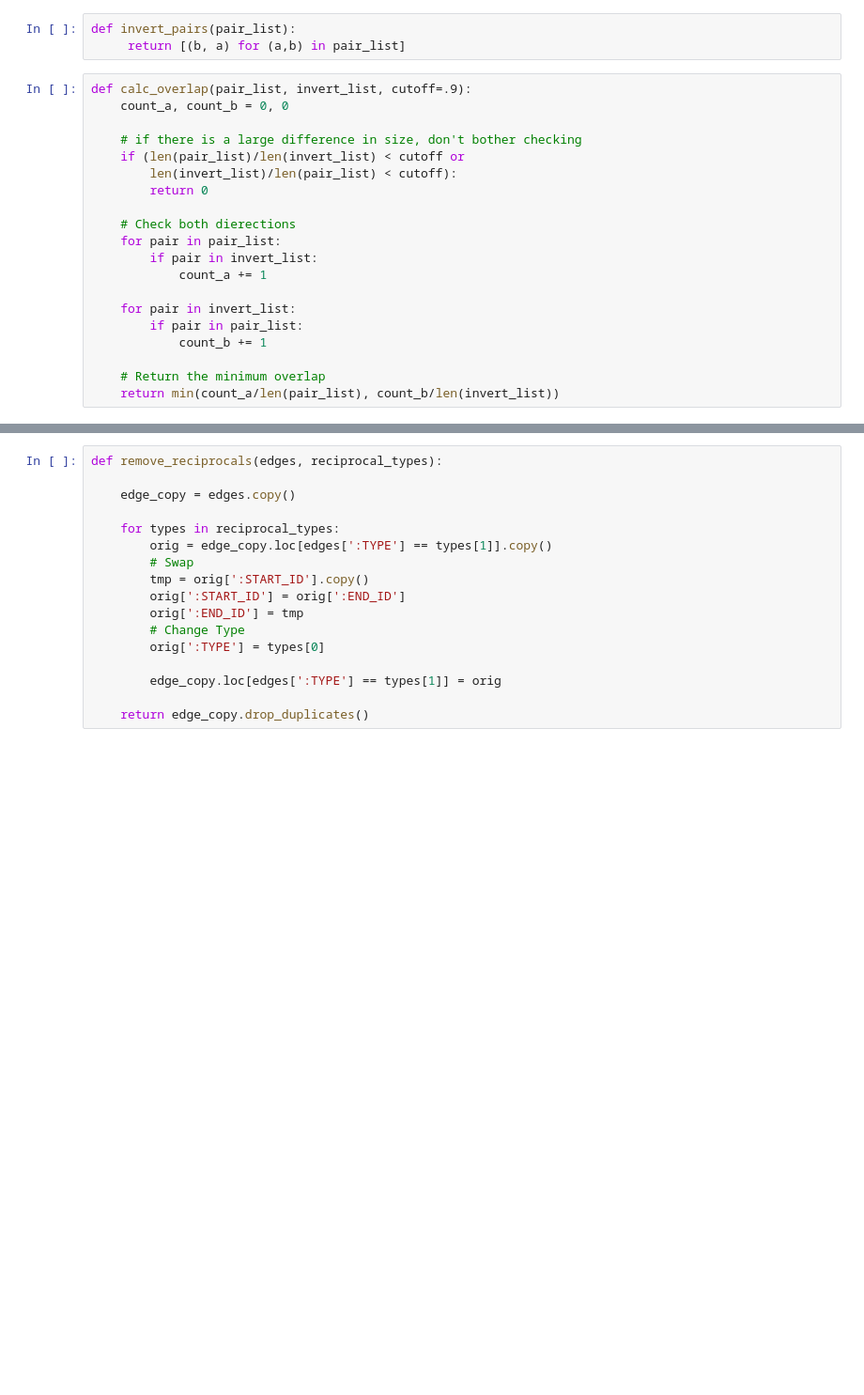
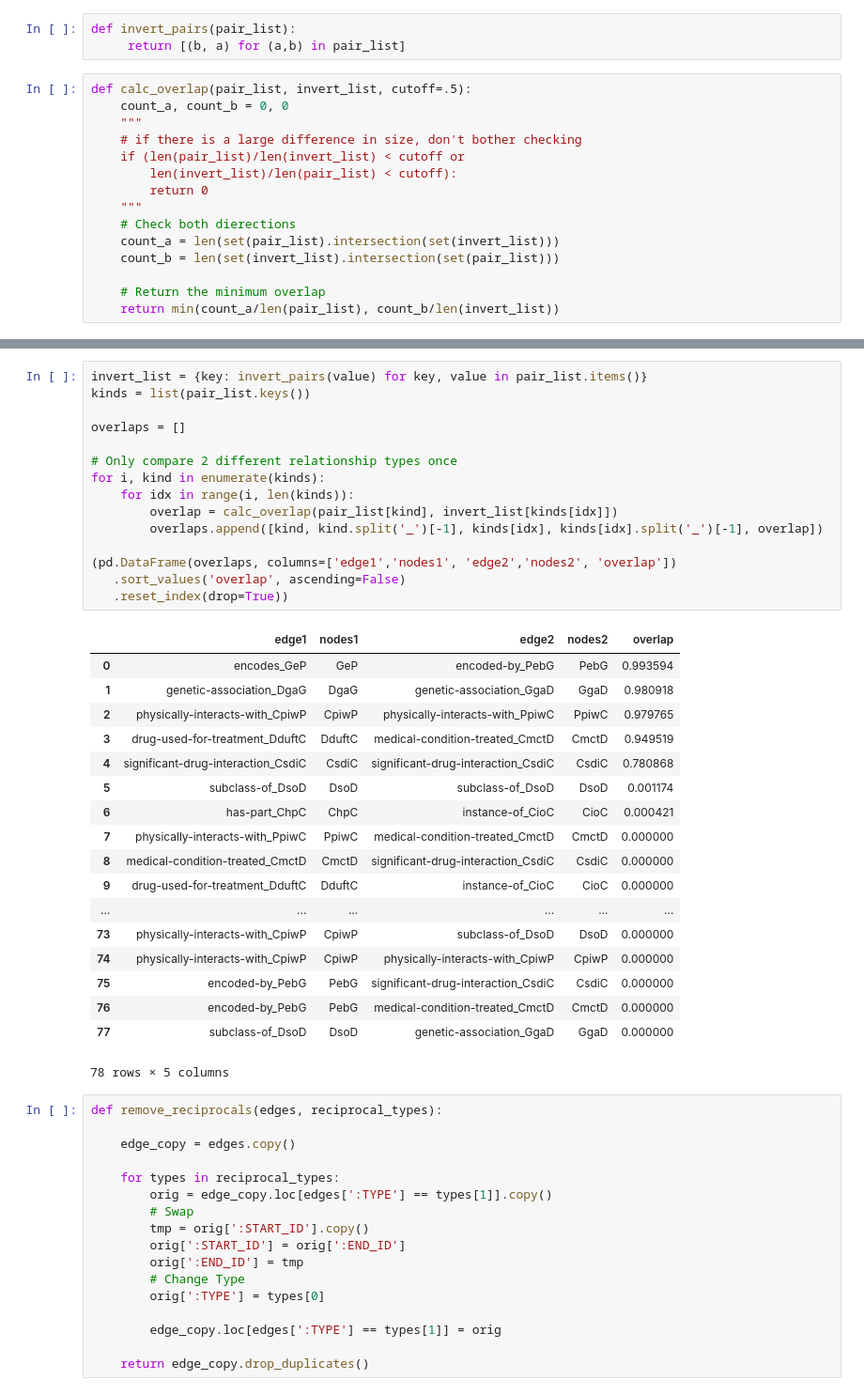
Before and after one commit to mmayers12/wikidata, a Jupyter notebook: nbs/07-reciprocal-relationships.ipynb, the cells around one changed output, grey strips where cells are left out. Shown at 94% size. Cells and saved outputs as stored; diff of their text form; blank space fills up the shorter version.

```diff
--- a/nbs/07-reciprocal-relationships.ipynb
+++ b/nbs/07-reciprocal-relationships.ipynb
@@ -18,22 +45,17 @@ pair_list = pm.get_pair_lists(edges)
 def invert_pairs(pair_list):
      return [(b, a) for (a,b) in pair_list]
 # %%
-def calc_overlap(pair_list, invert_list, cutoff=.9):
+def calc_overlap(pair_list, invert_list, cutoff=.5):
     count_a, count_b = 0, 0
-
+    """
     # if there is a large difference in size, don't bother checking
     if (len(pair_list)/len(invert_list) < cutoff or
         len(invert_list)/len(pair_list) < cutoff):
         return 0
-
+    """
     # Check both dierections
-    for pair in pair_list:
-        if pair in invert_list:
-            count_a += 1
-
-    for pair in invert_list:
-        if pair in pair_list:
-            count_b += 1
+    count_a = len(set(pair_list).intersection(set(invert_list)))
+    count_b = len(set(invert_list).intersection(set(pair_list)))
 
     # Return the minimum overlap
     return min(count_a/len(pair_list), count_b/len(invert_list))
@@ -63,3 +93,37 @@ Wall time: 26.4 s
+# %%
+invert_list = {key: invert_pairs(value) for key, value in pair_list.items()}
+kinds = list(pair_list.keys())
+
+overlaps = []
+
+# Only compare 2 different relationship types once
+for i, kind in enumerate(kinds):
+    for idx in range(i, len(kinds)):
+        overlap = calc_overlap(pair_list[kind], invert_list[kinds[idx]])
+        overlaps.append([kind, kind.split('_')[-1], kinds[idx], kinds[idx].split('_')[-1], overlap])
+
+(pd.DataFrame(overlaps, columns=['edge1','nodes1', 'edge2','nodes2', 'overlap'])
+   .sort_values('overlap', ascending=False)
+   .reset_index(drop=True))
+# %% [output]
+|  | edge1 | nodes1 | edge2 | nodes2 | overlap |
+| 0 | encodes_GeP | GeP | encoded-by_PebG | PebG | 0.993594 |
+| 1 | genetic-association_DgaG | DgaG | genetic-association_GgaD | GgaD | 0.980918 |
+| 2 | physically-interacts-with_CpiwP | CpiwP | physically-interacts-with_PpiwC | PpiwC | 0.979765 |
+| 3 | drug-used-for-treatment_DduftC | DduftC | medical-condition-treated_CmctD | CmctD | 0.949519 |
+| 4 | significant-drug-interaction_CsdiC | CsdiC | significant-drug-interaction_CsdiC | CsdiC | 0.780868 |
+| 5 | subclass-of_DsoD | DsoD | subclass-of_DsoD | DsoD | 0.001174 |
+| 6 | has-part_ChpC | ChpC | instance-of_CioC | CioC | 0.000421 |
+| 7 | physically-interacts-with_PpiwC | PpiwC | medical-condition-treated_CmctD | CmctD | 0.000000 |
+| 8 | medical-condition-treated_CmctD | CmctD | significant-drug-interaction_CsdiC | CsdiC | 0.000000 |
+| 9 | drug-used-for-treatment_DduftC | DduftC | instance-of_CioC | CioC | 0.000000 |
+| ... | ... | ... | ... | ... | ... |
+| 73 | physically-interacts-with_CpiwP | CpiwP | subclass-of_DsoD | DsoD | 0.000000 |
+| 74 | physically-interacts-with_CpiwP | CpiwP | physically-interacts-with_CpiwP | CpiwP | 0.000000 |
+| 75 | encoded-by_PebG | PebG | significant-drug-interaction_CsdiC | CsdiC | 0.000000 |
+| 76 | encoded-by_PebG | PebG | medical-condition-treated_CmctD | CmctD | 0.000000 |
+| 77 | subclass-of_DsoD | DsoD | genetic-association_GgaD | GgaD | 0.000000 |
+78 rows × 5 columns
 # %%
 def remove_reciprocals(edges, reciprocal_types):
 
```
Also changed, not shown: parts of 19 cells of this notebook, 4 other files.
